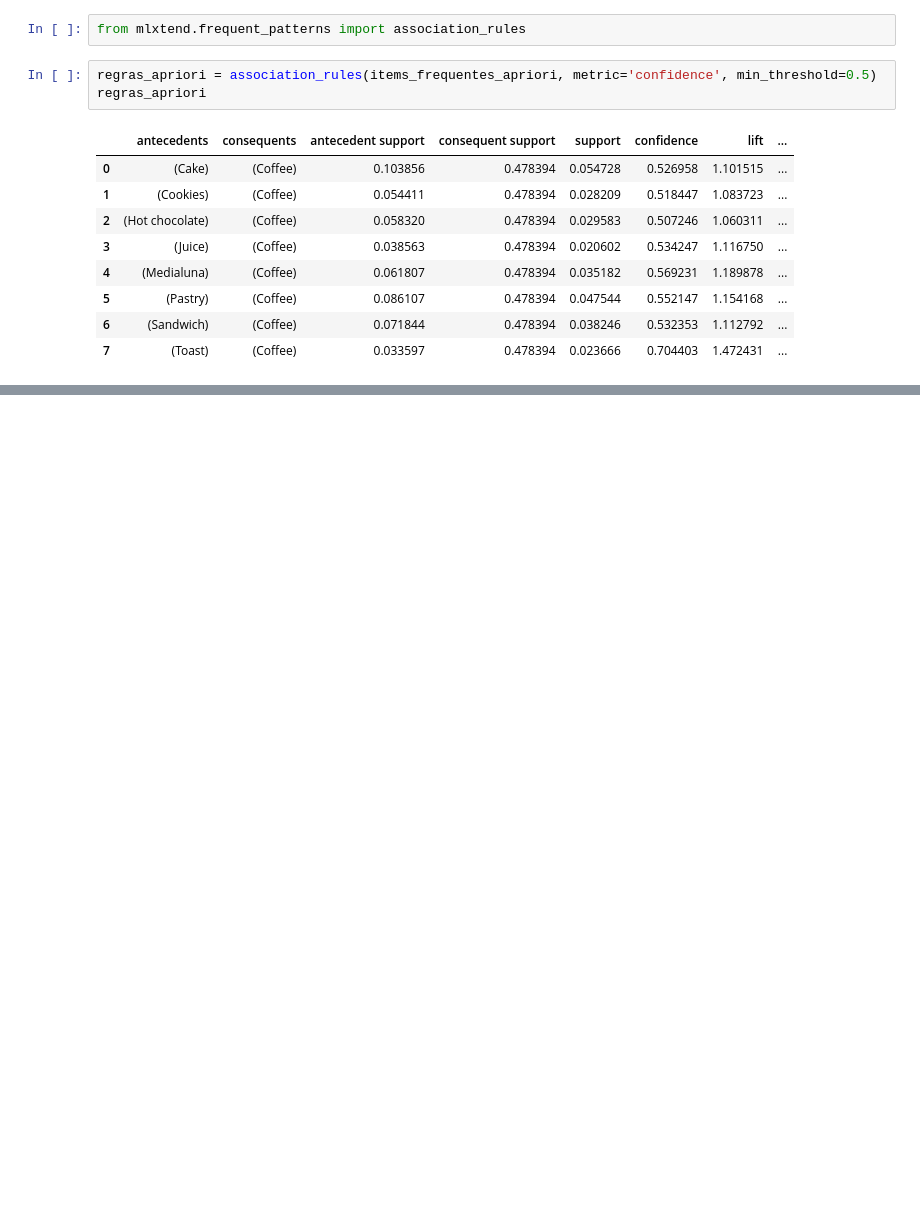
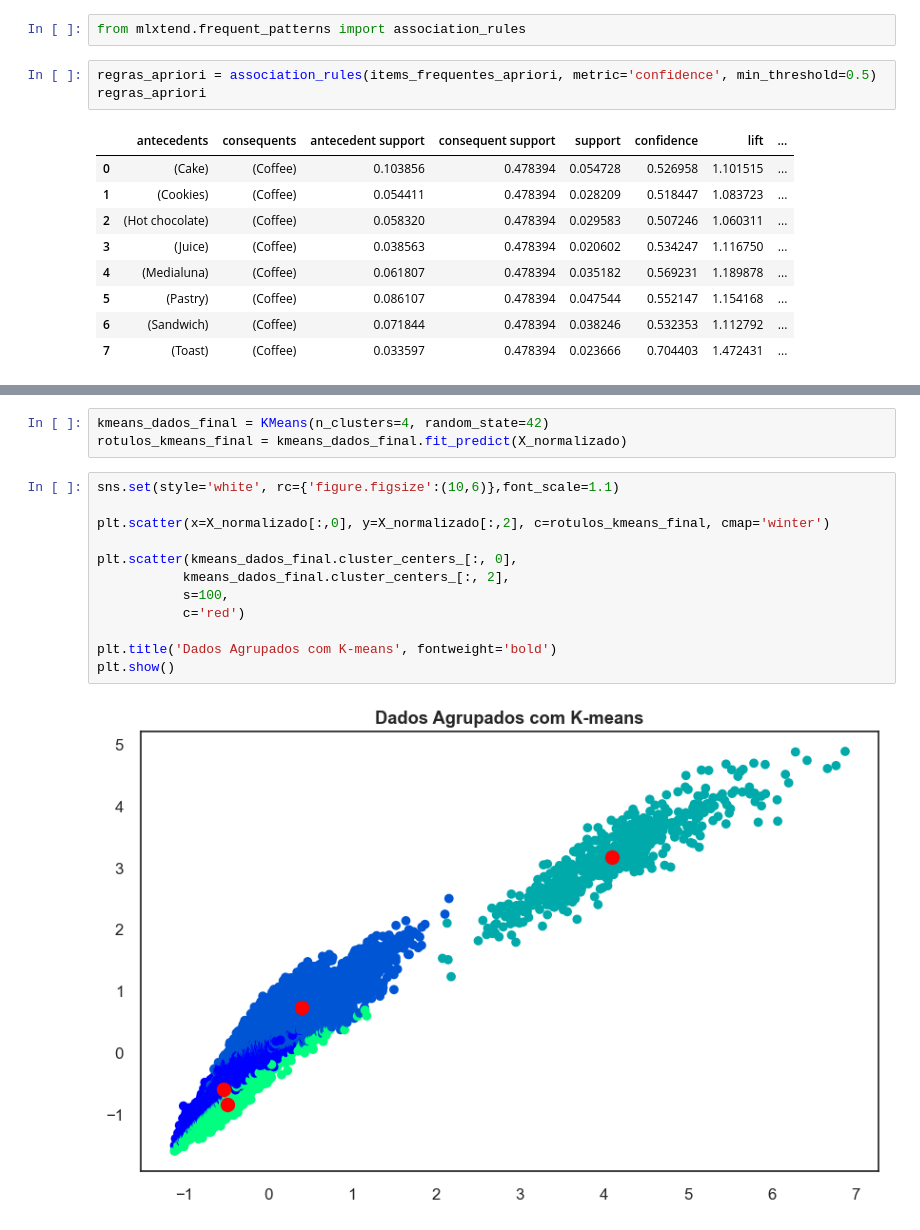
Before and after one commit to HiagoW/Alura-DataScience-Challenge, a Jupyter notebook: week_3/Non supervised learning.ipynb, the cells around one changed output, grey strips where cells are left out. Cells and saved outputs as stored; diff of their text form; blank space fills up the shorter version.

```diff
--- a/week_3/Non supervised learning.ipynb
+++ b/week_3/Non supervised learning.ipynb
@@ -135,0 +317,17 @@ regras_apriori
+# %%
+kmeans_dados_final = KMeans(n_clusters=4, random_state=42)
+rotulos_kmeans_final = kmeans_dados_final.fit_predict(X_normalizado)
+# %%
+sns.set(style='white', rc={'figure.figsize':(10,6)},font_scale=1.1)
+
+plt.scatter(x=X_normalizado[:,0], y=X_normalizado[:,2], c=rotulos_kmeans_final, cmap='winter')
+
+plt.scatter(kmeans_dados_final.cluster_centers_[:, 0],
+           kmeans_dados_final.cluster_centers_[:, 2],
+           s=100,
+           c='red')
+
+plt.title('Dados Agrupados com K-means', fontweight='bold')
+plt.show()
+# %% [output]
+[figure, added]
```
Also changed, not shown: parts of 31 cells of this notebook, 1 other file.
